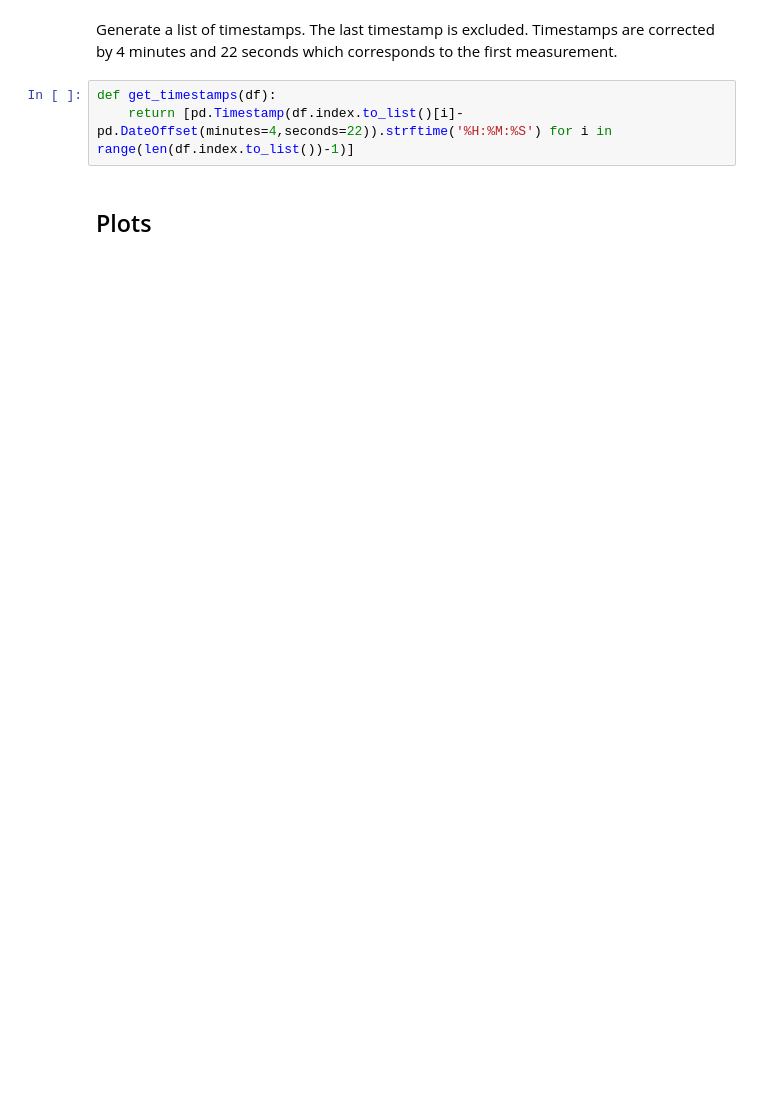
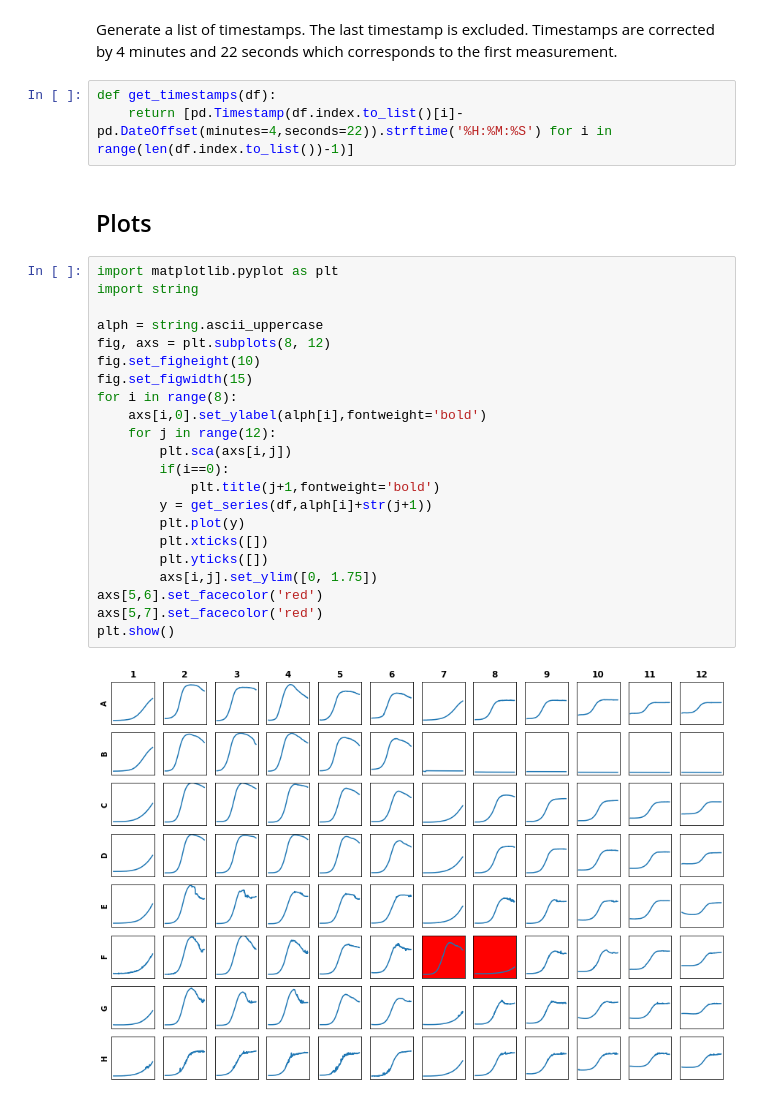
Before and after one commit to sspoerri/iGEM-EPFL-2020-Data_Analysis, a Jupyter notebook: notebooks/20200723_plate-fitness.ipynb, the cells around one changed output. Drawn from its saved outputs; the diff is of its cells as text; blank space fills up the shorter version.

```diff
--- a/notebooks/20200723_plate-fitness.ipynb
+++ b/notebooks/20200723_plate-fitness.ipynb
@@ -59,3 +65,27 @@ def get_timestamps(df):
     return [pd.Timestamp(df.index.to_list()[i]-pd.DateOffset(minutes=4,seconds=22)).strftime('%H:%M:%S') for i in range(len(df.index.to_list())-1)]
 # %% [markdown]
 ## Plots
+# %%
+import matplotlib.pyplot as plt
+import string
+
+alph = string.ascii_uppercase
+fig, axs = plt.subplots(8, 12)
+fig.set_figheight(10)
+fig.set_figwidth(15)
+for i in range(8):
+    axs[i,0].set_ylabel(alph[i],fontweight='bold')
+    for j in range(12):
+        plt.sca(axs[i,j])
+        if(i==0):
+            plt.title(j+1,fontweight='bold')
+        y = get_series(df,alph[i]+str(j+1))
+        plt.plot(y)
+        plt.xticks([])
+        plt.yticks([])
+        axs[i,j].set_ylim([0, 1.75])
+axs[5,6].set_facecolor('red')
+axs[5,7].set_facecolor('red')
+plt.show()
+# %% [output]
+[figure, added]
```
Also changed, not shown: parts of 13 cells of this notebook.
